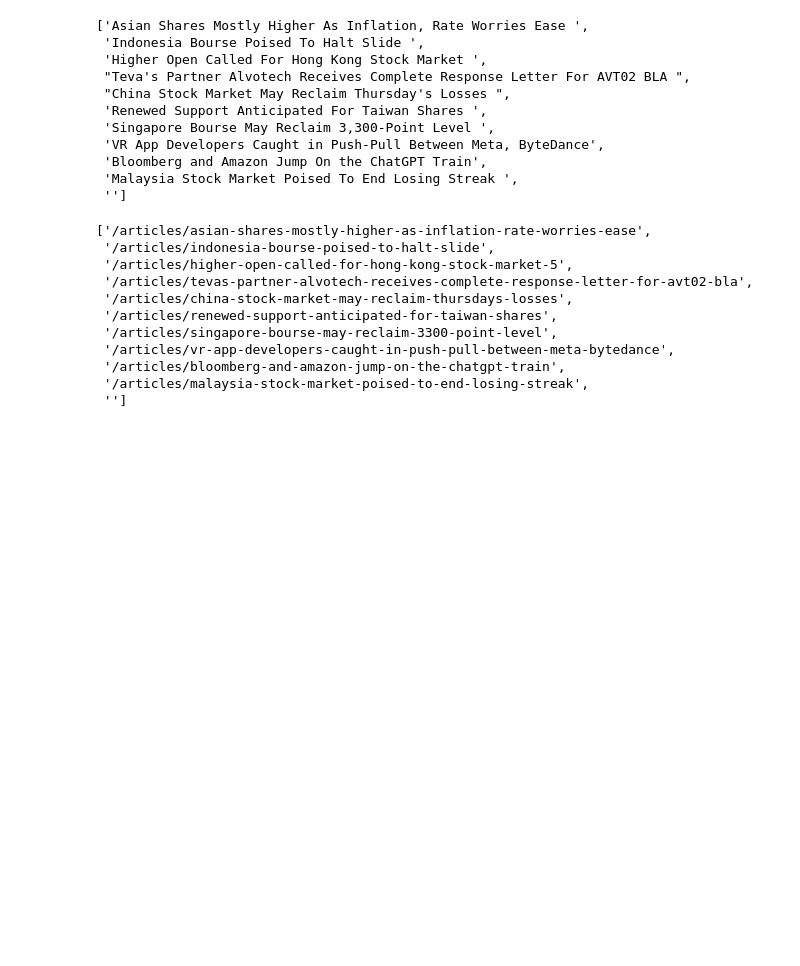
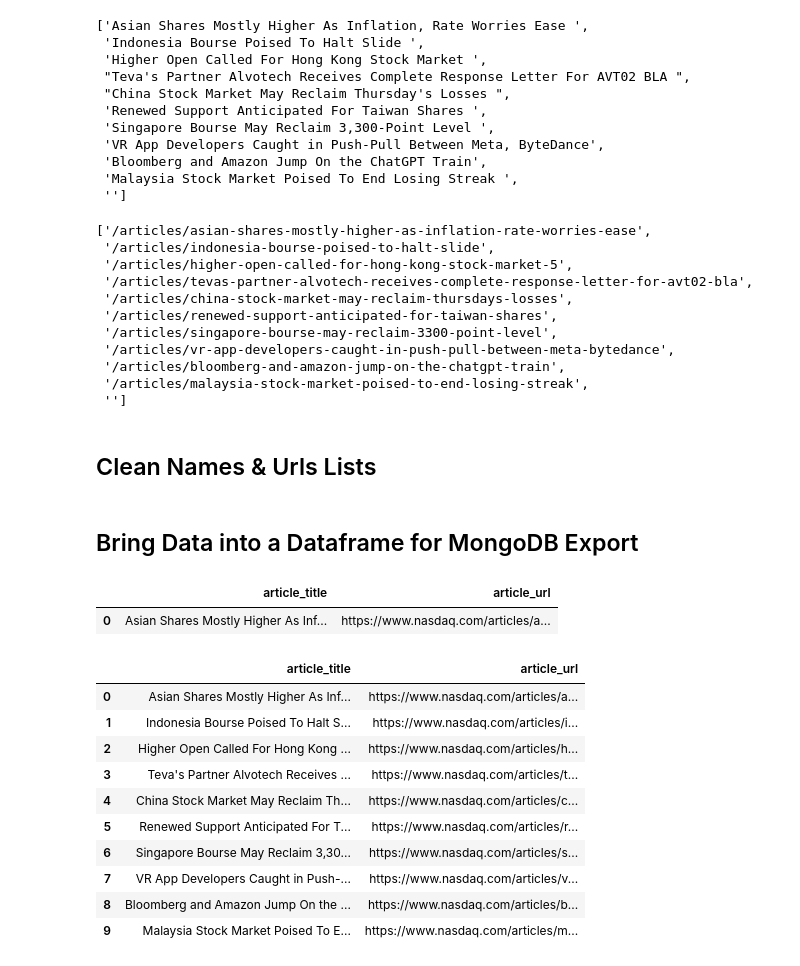
Before and after one commit to Danqest/ETL_Project, a Jupyter notebook: NASDAQ Scraper.ipynb, the cells around one changed output. Cells and saved outputs as stored; diff of their text form; code cells hidden in the pictures; blank space fills up the shorter version.

Commit message:
updated scraper to clean & organize data for uploading

```diff
--- a/NASDAQ Scraper.ipynb
+++ b/NASDAQ Scraper.ipynb
@@ -94,3 +99,10 @@ urls
  '/articles/bloomberg-and-amazon-jump-on-the-chatgpt-train',
  '/articles/malaysia-stock-market-poised-to-end-losing-streak',
  '']
+# %% [markdown]
+## Clean Names & Urls Lists
+# %%
+names.remove('')
+urls.remove('')
+# %% [markdown]
+## Bring Data into a Dataframe for MongoDB Export
@@ -96,0 +113,24 @@ urls
+# %%
+to_mongo
+# %% [output]
+|  | article_title | article_url |
+| 0 | Asian Shares Mostly Higher As Inf... | https://www.nasdaq.com/articles/a... |
+# %%
+to_mongo = pd.DataFrame()
+
+for i in range(len(names)):
+    to_mongo = to_mongo.append({'article_title': names[i], 'article_url': (main_url+urls[i])}, ignore_index=True)
+# %%
+to_mongo
+# %% [output]
+|  | article_title | article_url |
+| 0 | Asian Shares Mostly Higher As Inf... | https://www.nasdaq.com/articles/a... |
+| 1 | Indonesia Bourse Poised To Halt S... | https://www.nasdaq.com/articles/i... |
+| 2 | Higher Open Called For Hong Kong ... | https://www.nasdaq.com/articles/h... |
+| 3 | Teva's Partner Alvotech Receives ... | https://www.nasdaq.com/articles/t... |
+| 4 | China Stock Market May Reclaim Th... | https://www.nasdaq.com/articles/c... |
+| 5 | Renewed Support Anticipated For T... | https://www.nasdaq.com/articles/r... |
+| 6 | Singapore Bourse May Reclaim 3,30... | https://www.nasdaq.com/articles/s... |
+| 7 | VR App Developers Caught in Push-... | https://www.nasdaq.com/articles/v... |
+| 8 | Bloomberg and Amazon Jump On the ... | https://www.nasdaq.com/articles/b... |
+| 9 | Malaysia Stock Market Poised To E... | https://www.nasdaq.com/articles/m... |
```
Also changed, not shown: parts of 7 cells of this notebook.
